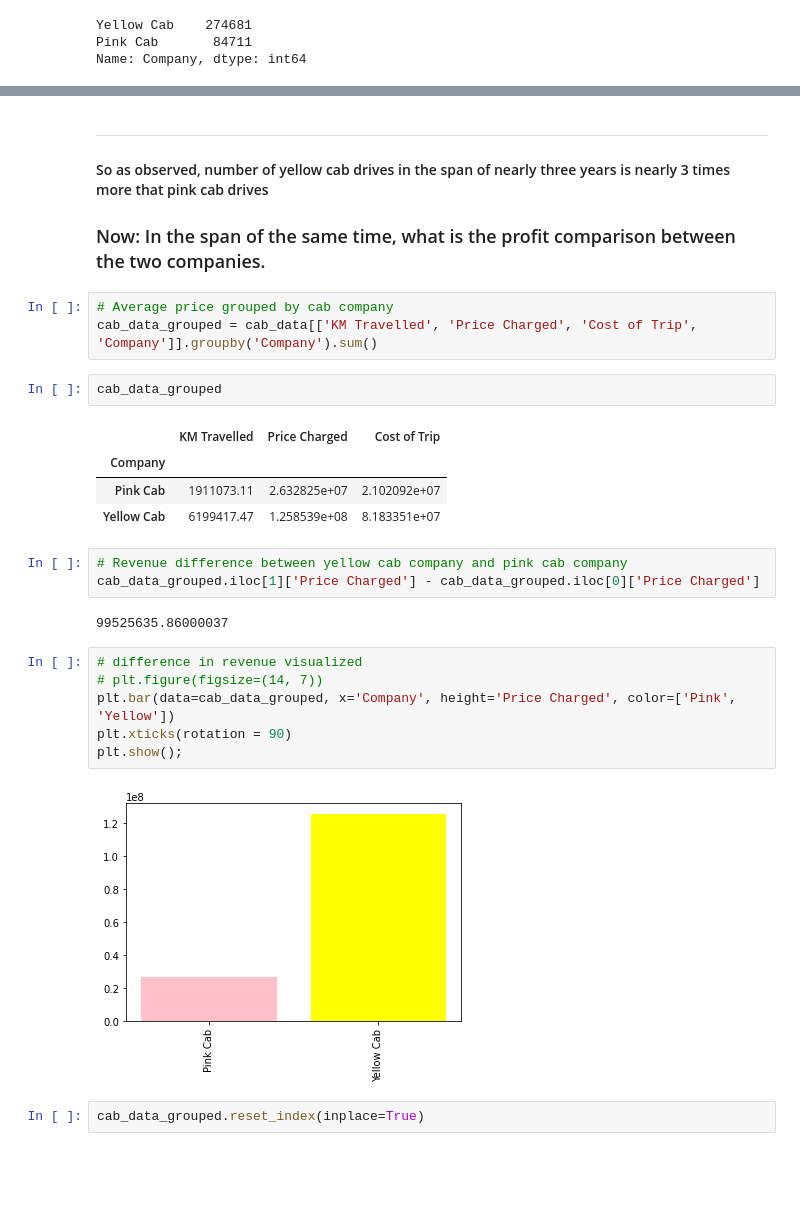
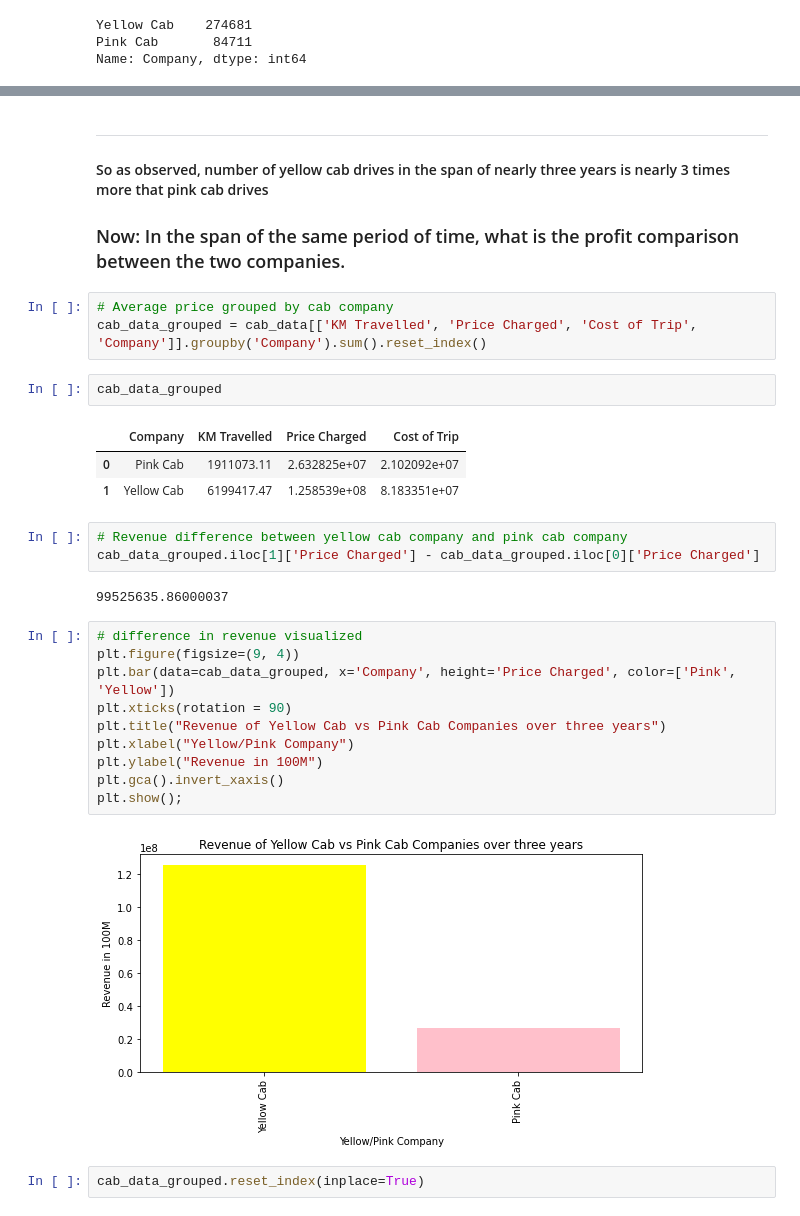
Before and after one commit to Ehab42/G2M-insight-for-Cab-Investment-firm, a Jupyter notebook: cab_data_EDA.ipynb, the cells around one changed output, grey strips where cells are left out. Cells and saved outputs as stored; diff of their text form; blank space fills up the shorter version.

Commit message:
"investigate cab data"

```diff
--- a/cab_data_EDA.ipynb
+++ b/cab_data_EDA.ipynb
@@ -122,17 +132,16 @@ NameError: name 'cab_data' is not defined
 # %% [markdown]
 ---
 #### So as observed, number of yellow cab drives in the span of nearly three years is nearly 3 times more that pink cab drives
-### Now: In the span of the same time, what is the profit comparison between the two companies.
+### Now: In the span of the same period of time, what is the profit comparison between the two companies.
 # %%
 # Average price grouped by cab company
-cab_data_grouped = cab_data[['KM Travelled', 'Price Charged', 'Cost of Trip', 'Company']].groupby('Company').sum()
+cab_data_grouped = cab_data[['KM Travelled', 'Price Charged', 'Cost of Trip', 'Company']].groupby('Company').sum().reset_index()
 # %%
 cab_data_grouped
 # %% [output]
-|  | KM Travelled | Price Charged | Cost of Trip |
-| Company |  |  |  |
-| Pink Cab | 1911073.11 | 2.632825e+07 | 2.102092e+07 |
-| Yellow Cab | 6199417.47 | 1.258539e+08 | 8.183351e+07 |
+|  | Company | KM Travelled | Price Charged | Cost of Trip |
+| 0 | Pink Cab | 1911073.11 | 2.632825e+07 | 2.102092e+07 |
+| 1 | Yellow Cab | 6199417.47 | 1.258539e+08 | 8.183351e+07 |
 # %%
 # Revenue difference between yellow cab company and pink cab company
 cab_data_grouped.iloc[1]['Price Charged'] - cab_data_grouped.iloc[0]['Price Charged']
@@ -140,12 +149,16 @@ cab_data_grouped.iloc[1]['Price Charged'] - cab_data_grouped.iloc[0]['Price Char
 99525635.86000037
 # %%
 # difference in revenue visualized
-# plt.figure(figsize=(14, 7))
+plt.figure(figsize=(9, 4))
 plt.bar(data=cab_data_grouped, x='Company', height='Price Charged', color=['Pink', 'Yellow'])
 plt.xticks(rotation = 90)
+plt.title("Revenue of Yellow Cab vs Pink Cab Companies over three years")
+plt.xlabel("Yellow/Pink Company")
+plt.ylabel("Revenue in 100M")
+plt.gca().invert_xaxis()
 plt.show();
 # %% [output]
-[figure, old version]
+[figure, new version]
 # %%
 cab_data_grouped.reset_index(inplace=True)
 # %% [markdown]
```
Also changed, not shown: parts of 4 cells of this notebook.
